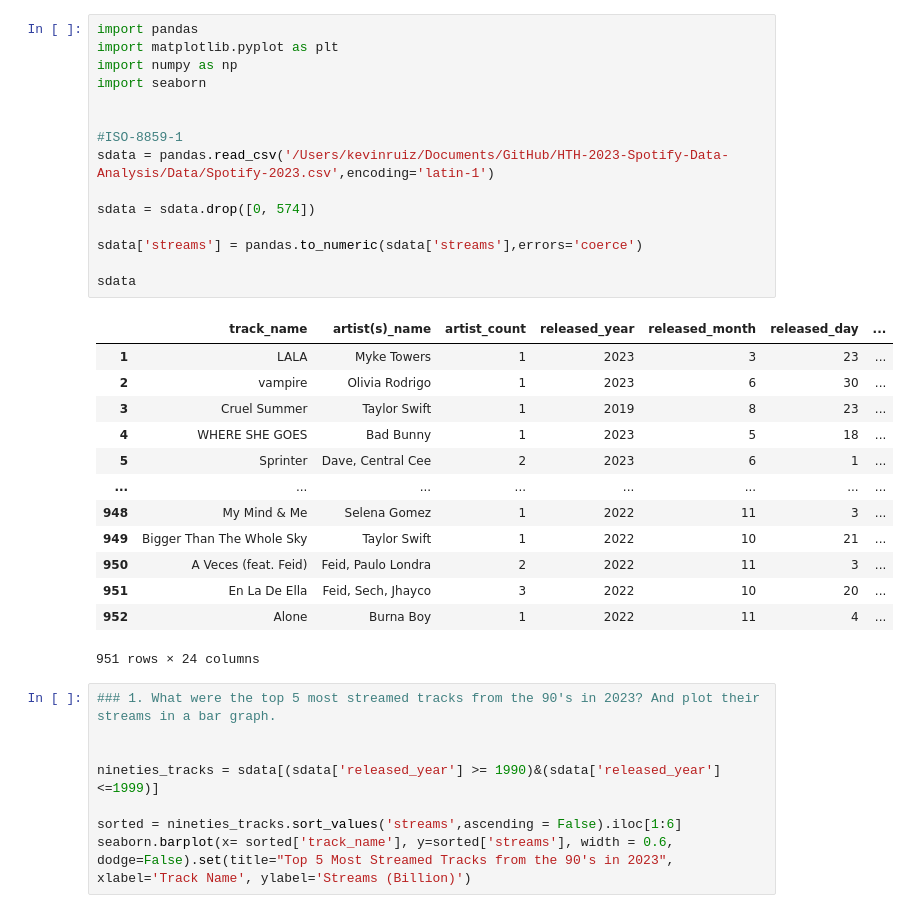
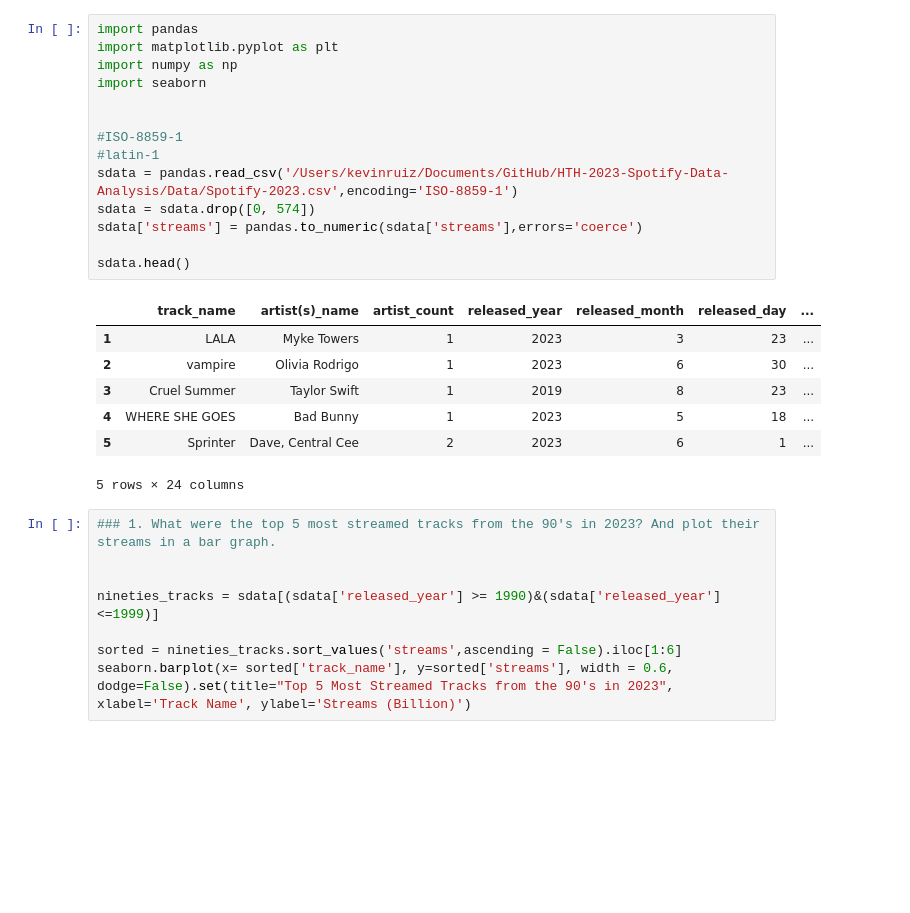
Before and after one commit to HeyItzKevz/HTH-2023-Spotify-Data-Analysis, a Jupyter notebook: 2023 Spotify Data Analysis.ipynb, the cells around one changed output. Drawn from its saved outputs; the diff is of its cells as text; blank space fills up the shorter version.

```diff
--- a/2023 Spotify Data Analysis.ipynb
+++ b/2023 Spotify Data Analysis.ipynb
@@ -1,32 +1,25 @@
 # %%
 import pandas
 import matplotlib.pyplot as plt
 import numpy as np
 import seaborn
 
 
 #ISO-8859-1
-sdata = pandas.read_csv('/Users/kevinruiz/Documents/GitHub/HTH-2023-Spotify-Data-Analysis/Data/Spotify-2023.csv',encoding='latin-1')
-
+#latin-1
+sdata = pandas.read_csv('/Users/kevinruiz/Documents/GitHub/HTH-2023-Spotify-Data-Analysis/Data/Spotify-2023.csv',encoding='ISO-8859-1')
 sdata = sdata.drop([0, 574])
-
 sdata['streams'] = pandas.to_numeric(sdata['streams'],errors='coerce')
 
-sdata
+sdata.head()
 # %% [output]
 |  | track_name | artist(s)_name | artist_count | released_year | released_month | released_day | ... |
 | 1 | LALA | Myke Towers | 1 | 2023 | 3 | 23 | ... |
 | 2 | vampire | Olivia Rodrigo | 1 | 2023 | 6 | 30 | ... |
 | 3 | Cruel Summer | Taylor Swift | 1 | 2019 | 8 | 23 | ... |
 | 4 | WHERE SHE GOES | Bad Bunny | 1 | 2023 | 5 | 18 | ... |
 | 5 | Sprinter | Dave, Central Cee | 2 | 2023 | 6 | 1 | ... |
-| ... | ... | ... | ... | ... | ... | ... | ... |
-| 948 | My Mind & Me | Selena Gomez | 1 | 2022 | 11 | 3 | ... |
-| 949 | Bigger Than The Whole Sky | Taylor Swift | 1 | 2022 | 10 | 21 | ... |
-| 950 | A Veces (feat. Feid) | Feid, Paulo Londra | 2 | 2022 | 11 | 3 | ... |
-| 951 | En La De Ella | Feid, Sech, Jhayco | 3 | 2022 | 10 | 20 | ... |
-| 952 | Alone | Burna Boy | 1 | 2022 | 11 | 4 | ... |
-951 rows × 24 columns
+5 rows × 24 columns
 # %%
 ### 1. What were the top 5 most streamed tracks from the 90's in 2023? And plot their streams in a bar graph.
 
```
Also changed, not shown: parts of 1 cell of this notebook.
